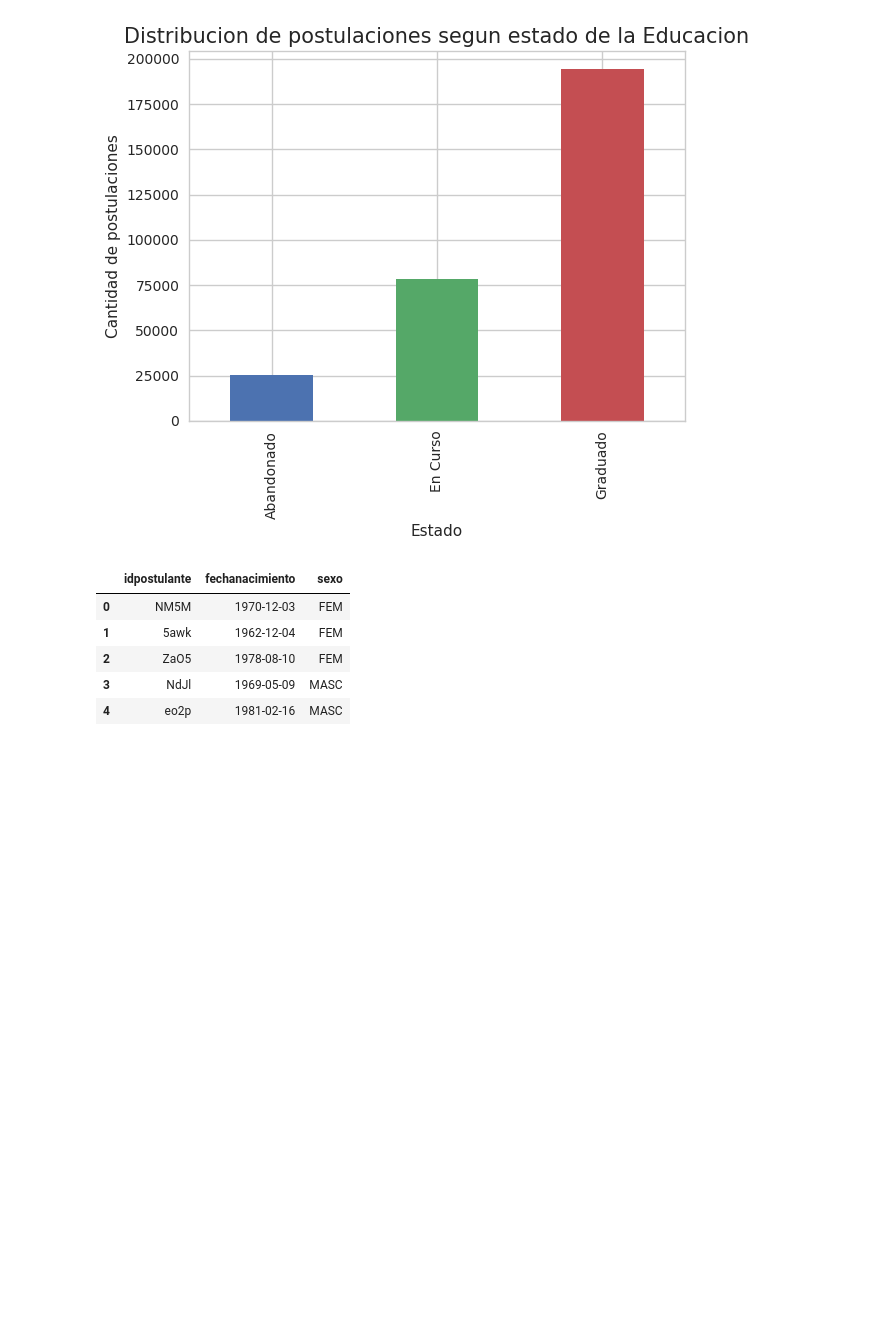
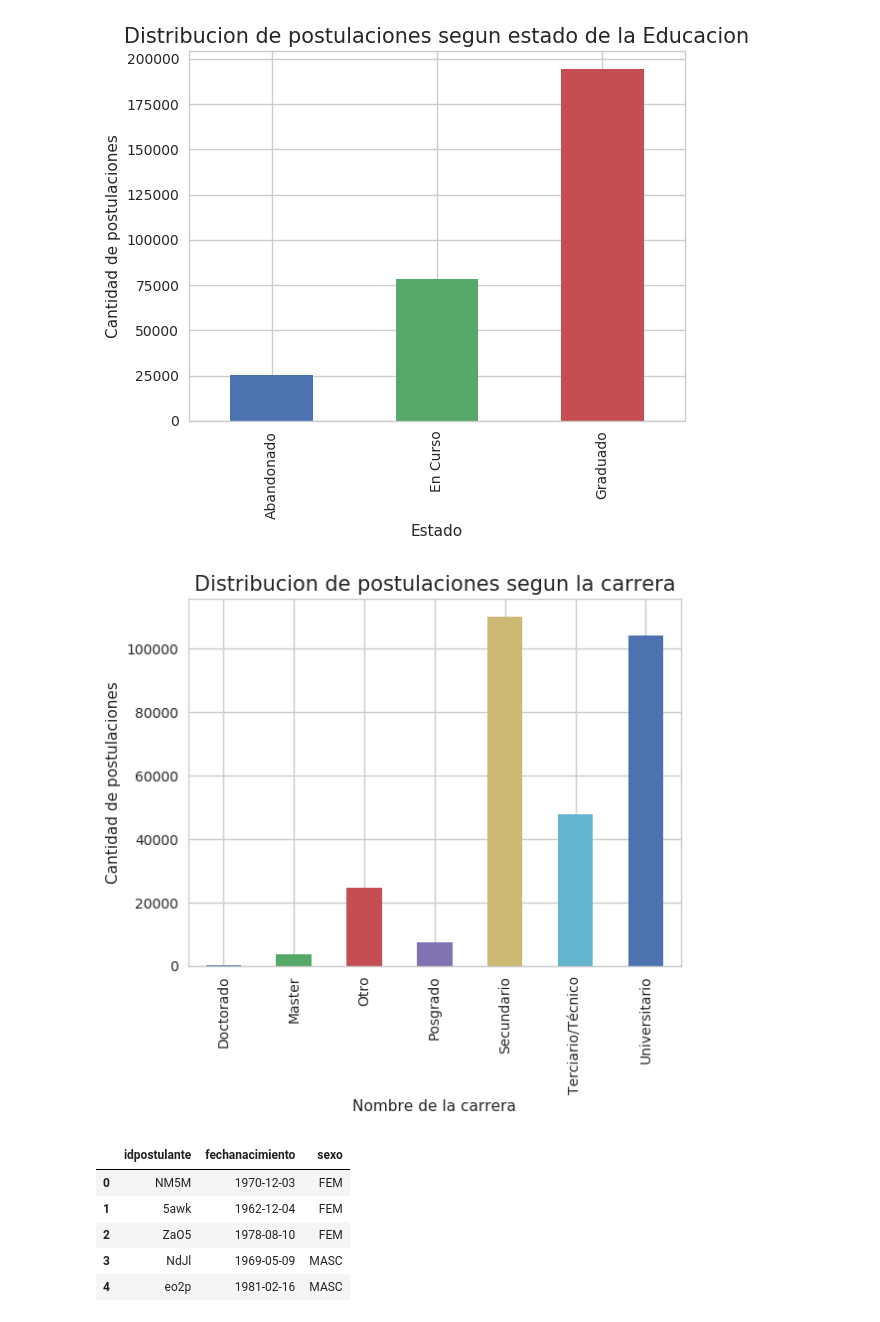
Before and after one commit to juanpcapurro/tp_datos, a Jupyter notebook: tp.ipynb, the cells around one changed output. Cells and saved outputs as stored; diff of their text form; code cells hidden in the pictures; blank space fills up the shorter version.

Commit message:
grafico cantidad de publicacines segun la carrera

```diff
--- a/tp.ipynb
+++ b/tp.ipynb
@@ -122,6 +122,13 @@ post_educ_estado.set_xlabel('Estado')
 post_educ_estado.set_ylabel('Cantidad de postulaciones');
 # %% [output]
 [figure]
+# %%
+post_educ_carrera = postulaciones_educacion['nombre'].value_counts().sort_index().plot(kind='bar')
+post_educ_carrera.set_title('Distribucion de postulaciones segun la carrera',fontsize=15)
+post_educ_carrera.set_xlabel('Nombre de la carrera')
+post_educ_carrera.set_ylabel('Cantidad de postulaciones');
+# %% [output]
+[figure, added]
 # %%
 postulaciones_genero_edad.head()
 # %% [output]
```
